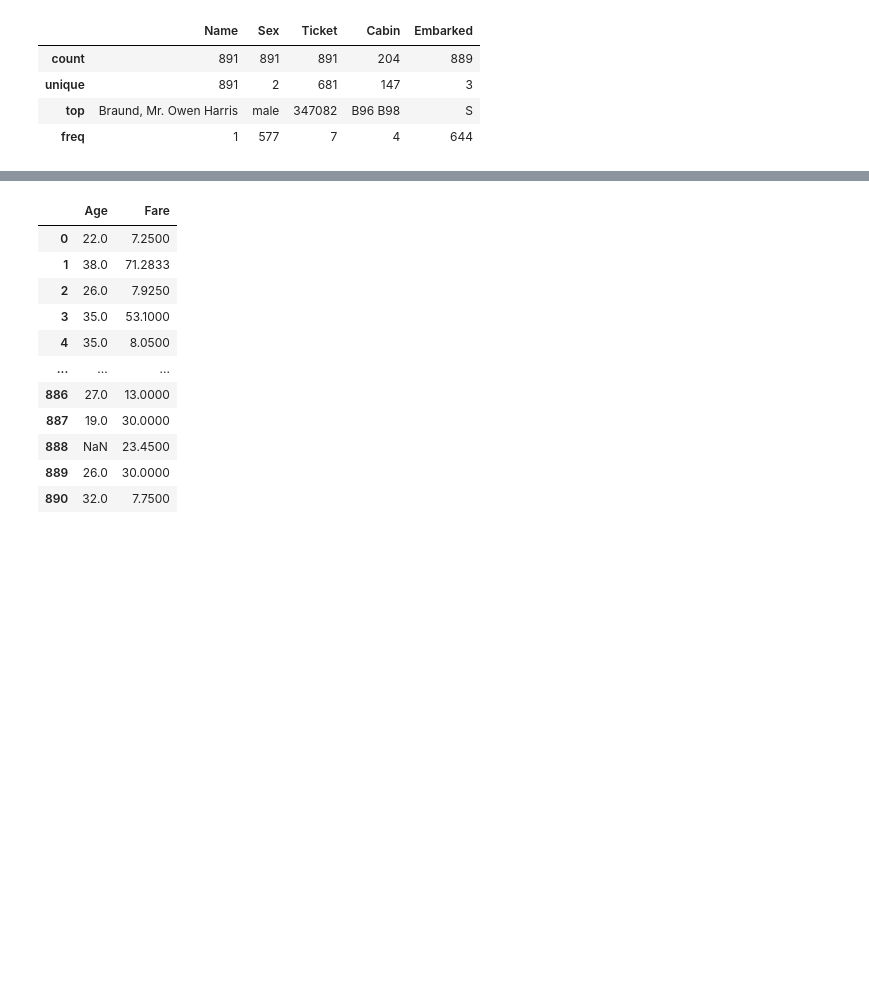
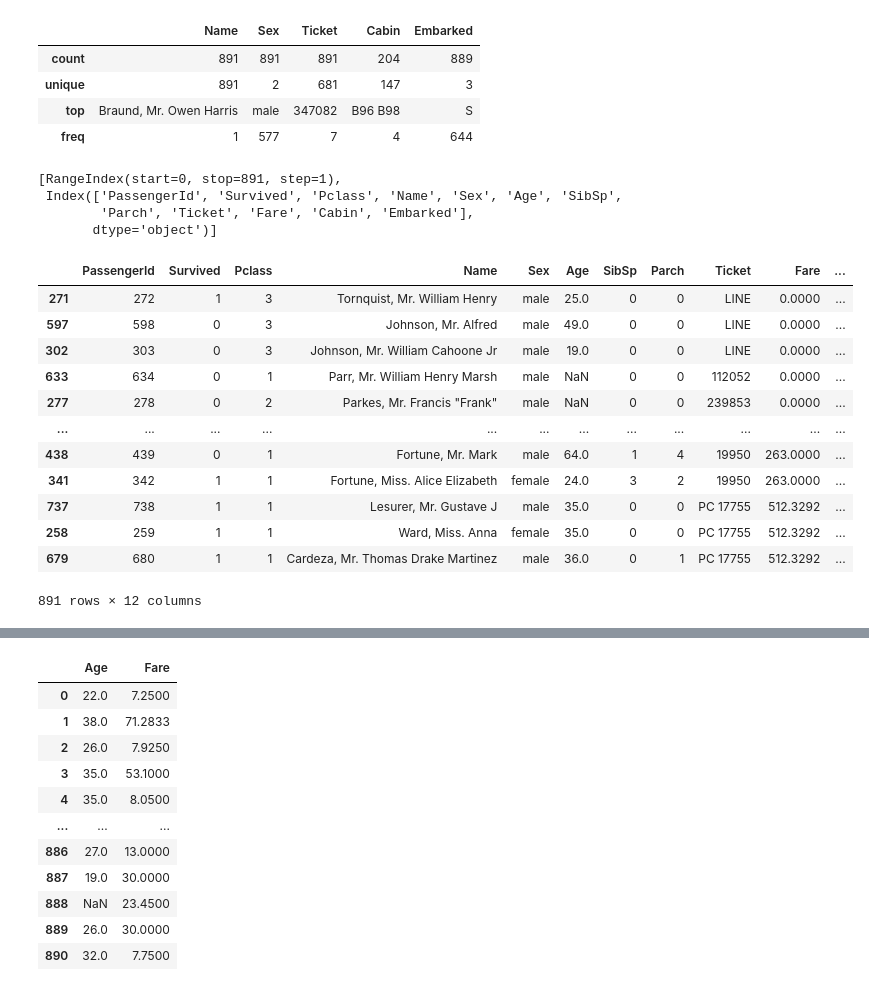
Before and after one commit to rayliegh7/Full_Stack_Data_science_Pro, a Jupyter notebook: Resources/4th_Feb_2024_advance_pandas.ipynb, the cells around one changed output, grey strips where cells are left out. Cells and saved outputs as stored; diff of their text form; code cells hidden in the pictures; blank space fills up the shorter version.

```diff
--- a/Resources/4th_Feb_2024_advance_pandas.ipynb
+++ b/Resources/4th_Feb_2024_advance_pandas.ipynb
@@ -233,3 +234,26 @@ df.describe(include='object') # show desptive stats for object data type
 | unique | 891 | 2 | 681 | 147 | 3 |
 | top | Braund, Mr. Owen Harris | male | 347082 | B96 B98 | S |
 | freq | 1 | 577 | 7 | 4 | 644 |
+# %%
+df.axes
+# %% [output]
+[RangeIndex(start=0, stop=891, step=1),
+ Index(['PassengerId', 'Survived', 'Pclass', 'Name', 'Sex', 'Age', 'SibSp',
+        'Parch', 'Ticket', 'Fare', 'Cabin', 'Embarked'],
+       dtype='object')]
+# %%
+df.sort_values(by='Fare')
+# %% [output]
+|  | PassengerId | Survived | Pclass | Name | Sex | Age | SibSp | Parch | Ticket | Fare | ... |
+| 271 | 272 | 1 | 3 | Tornquist, Mr. William Henry | male | 25.0 | 0 | 0 | LINE | 0.0000 | ... |
+| 597 | 598 | 0 | 3 | Johnson, Mr. Alfred | male | 49.0 | 0 | 0 | LINE | 0.0000 | ... |
+| 302 | 303 | 0 | 3 | Johnson, Mr. William Cahoone Jr | male | 19.0 | 0 | 0 | LINE | 0.0000 | ... |
+| 633 | 634 | 0 | 1 | Parr, Mr. William Henry Marsh | male | NaN | 0 | 0 | 112052 | 0.0000 | ... |
+| 277 | 278 | 0 | 2 | Parkes, Mr. Francis "Frank" | male | NaN | 0 | 0 | 239853 | 0.0000 | ... |
+| ... | ... | ... | ... | ... | ... | ... | ... | ... | ... | ... | ... |
+| 438 | 439 | 0 | 1 | Fortune, Mr. Mark | male | 64.0 | 1 | 4 | 19950 | 263.0000 | ... |
+| 341 | 342 | 1 | 1 | Fortune, Miss. Alice Elizabeth | female | 24.0 | 3 | 2 | 19950 | 263.0000 | ... |
+| 737 | 738 | 1 | 1 | Lesurer, Mr. Gustave J | male | 35.0 | 0 | 0 | PC 17755 | 512.3292 | ... |
+| 258 | 259 | 1 | 1 | Ward, Miss. Anna | female | 35.0 | 0 | 0 | PC 17755 | 512.3292 | ... |
+| 679 | 680 | 1 | 1 | Cardeza, Mr. Thomas Drake Martinez | male | 36.0 | 0 | 1 | PC 17755 | 512.3292 | ... |
+891 rows × 12 columns
```
Also changed, not shown: parts of 79 cells of this notebook, 4 other files.
